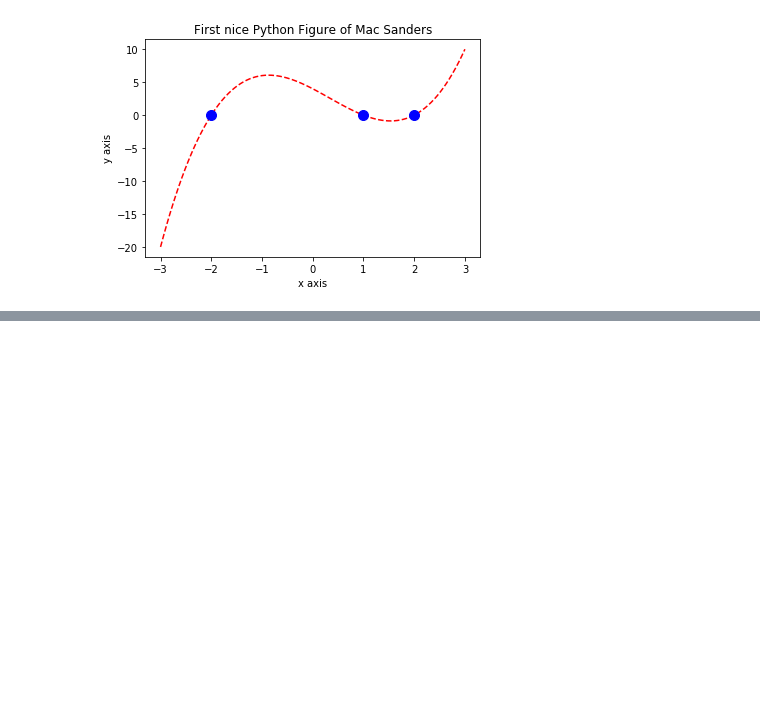
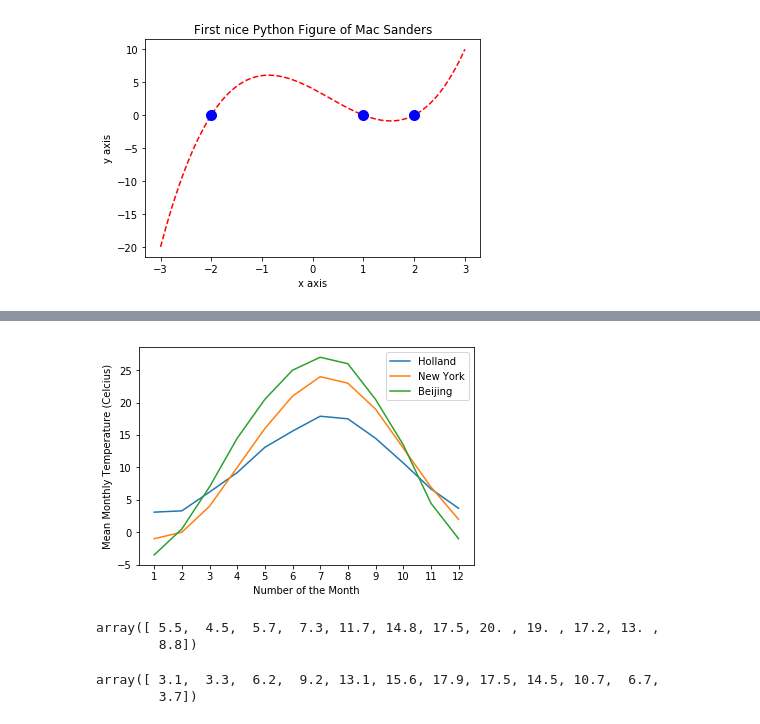
Before and after one commit to hmsand2050/astro_phys, a Jupyter notebook: notebook1_basics_plotting/Learning_1.ipynb, the cells around one changed output, grey strips where cells are left out. Drawn from its saved outputs; the diff is of its cells as text; code cells hidden in the pictures; blank space fills up the shorter version.

```diff
--- a/notebook1_basics_plotting/Learning_1.ipynb
+++ b/notebook1_basics_plotting/Learning_1.ipynb
@@ -74,0 +112,10 @@ Holland=np.loadtxt("holland_temperature.dat")
+# %%
+plt.plot(np.linspace(1,12,12),Holland)
+plt.plot(np.linspace(1,12,12),New_York)
+plt.plot(np.linspace(1,12,12),Beijing)
+plt.xlabel("Number of the Month")
+plt.ylabel("Mean Monthly Temperature (Celcius)")
+plt.xticks(np.linspace(1,12,12))
+plt.legend(["Holland","New York","Beijing"], loc = "best");
+# %% [output]
+[figure, added]
@@ -74,0 +125,10 @@ Holland=np.loadtxt("holland_temperature.dat")
+# %%
+Holland_Water
+# %% [output]
+array([ 5.5,  4.5,  5.7,  7.3, 11.7, 14.8, 17.5, 20. , 19. , 17.2, 13. ,
+        8.8])
+# %%
+Holland_Air
+# %% [output]
+array([ 3.1,  3.3,  6.2,  9.2, 13.1, 15.6, 17.9, 17.5, 14.5, 10.7,  6.7,
+        3.7])
```
Also changed, not shown: parts of 9 cells of this notebook.
